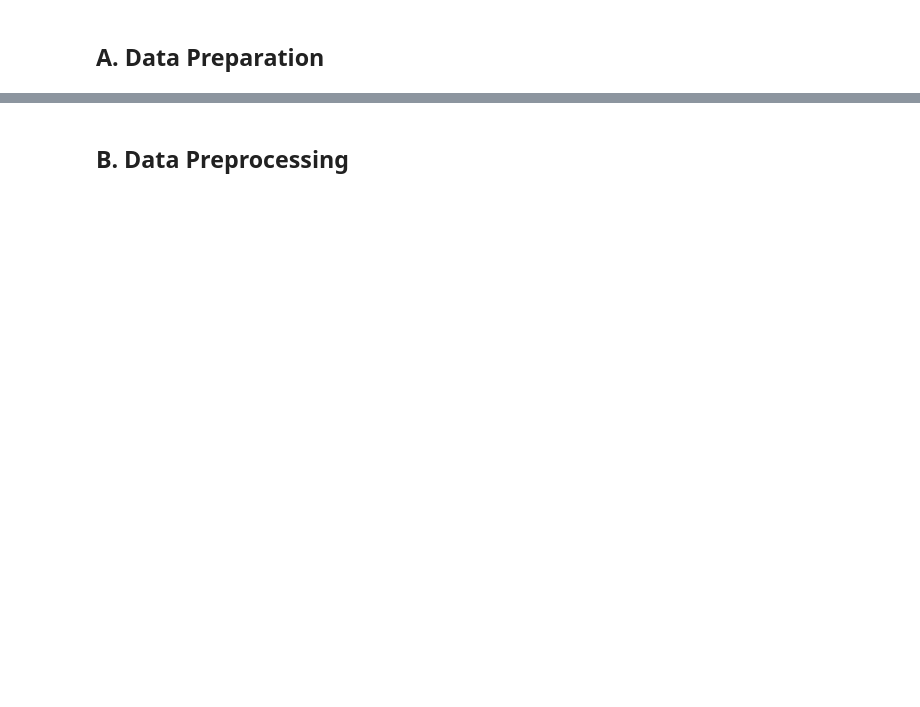
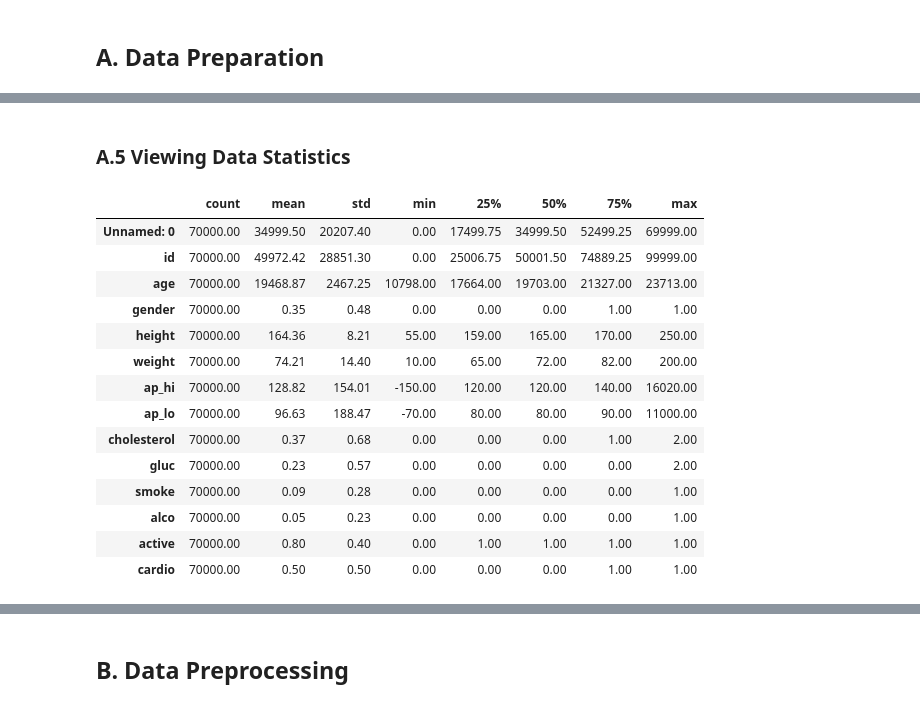
Before and after one commit to HablSank/1Day-1Dataset_MachineLearningProject, a Jupyter notebook: Day-3/Naive Bayes Gaussian (Cardiovascular Disease)/cardiovascular.ipynb, the cells around one changed output, grey strips where cells are left out. Drawn from its saved outputs; the diff is of its cells as text; code cells hidden in the pictures; blank space fills up the shorter version.

```diff
--- a/Day-3/Naive Bayes Gaussian (Cardiovascular Disease)/cardiovascular.ipynb
+++ b/Day-3/Naive Bayes Gaussian (Cardiovascular Disease)/cardiovascular.ipynb
@@ -36,0 +71,20 @@ Presence or absence of cardiovascular disease | Target Variable | cardio | binar
+# %% [markdown]
+### A.5 Viewing Data Statistics
+# %%
+df.describe().T.style.format("{:.2f}").background_gradient(cmap='flare')
+# %% [output]
+|  | count | mean | std | min | 25% | 50% | 75% | max |
+| Unnamed: 0 | 70000.00 | 34999.50 | 20207.40 | 0.00 | 17499.75 | 34999.50 | 52499.25 | 69999.00 |
+| id | 70000.00 | 49972.42 | 28851.30 | 0.00 | 25006.75 | 50001.50 | 74889.25 | 99999.00 |
+| age | 70000.00 | 19468.87 | 2467.25 | 10798.00 | 17664.00 | 19703.00 | 21327.00 | 23713.00 |
+| gender | 70000.00 | 0.35 | 0.48 | 0.00 | 0.00 | 0.00 | 1.00 | 1.00 |
+| height | 70000.00 | 164.36 | 8.21 | 55.00 | 159.00 | 165.00 | 170.00 | 250.00 |
+| weight | 70000.00 | 74.21 | 14.40 | 10.00 | 65.00 | 72.00 | 82.00 | 200.00 |
+| ap_hi | 70000.00 | 128.82 | 154.01 | -150.00 | 120.00 | 120.00 | 140.00 | 16020.00 |
+| ap_lo | 70000.00 | 96.63 | 188.47 | -70.00 | 80.00 | 80.00 | 90.00 | 11000.00 |
+| cholesterol | 70000.00 | 0.37 | 0.68 | 0.00 | 0.00 | 0.00 | 1.00 | 2.00 |
+| gluc | 70000.00 | 0.23 | 0.57 | 0.00 | 0.00 | 0.00 | 0.00 | 2.00 |
+| smoke | 70000.00 | 0.09 | 0.28 | 0.00 | 0.00 | 0.00 | 0.00 | 1.00 |
+| alco | 70000.00 | 0.05 | 0.23 | 0.00 | 0.00 | 0.00 | 0.00 | 1.00 |
+| active | 70000.00 | 0.80 | 0.40 | 0.00 | 1.00 | 1.00 | 1.00 | 1.00 |
+| cardio | 70000.00 | 0.50 | 0.50 | 0.00 | 0.00 | 0.00 | 1.00 | 1.00 |
```
Also changed, not shown: parts of 38 cells of this notebook, 1 other file.
